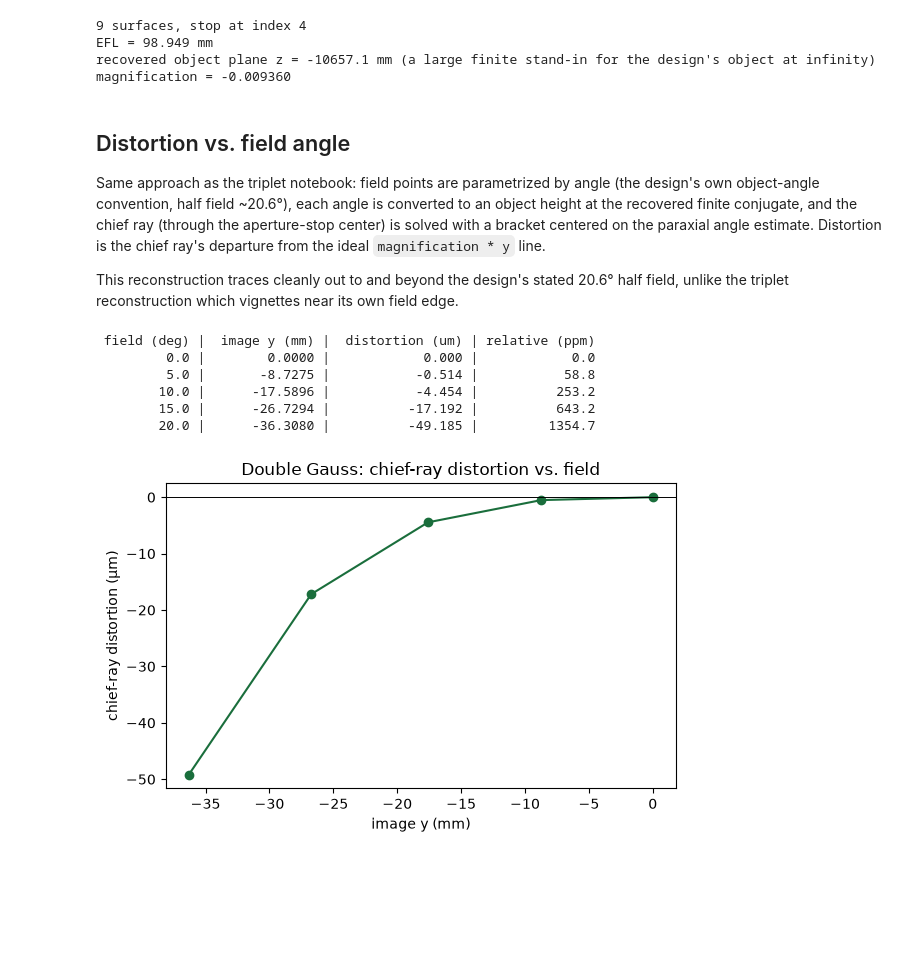
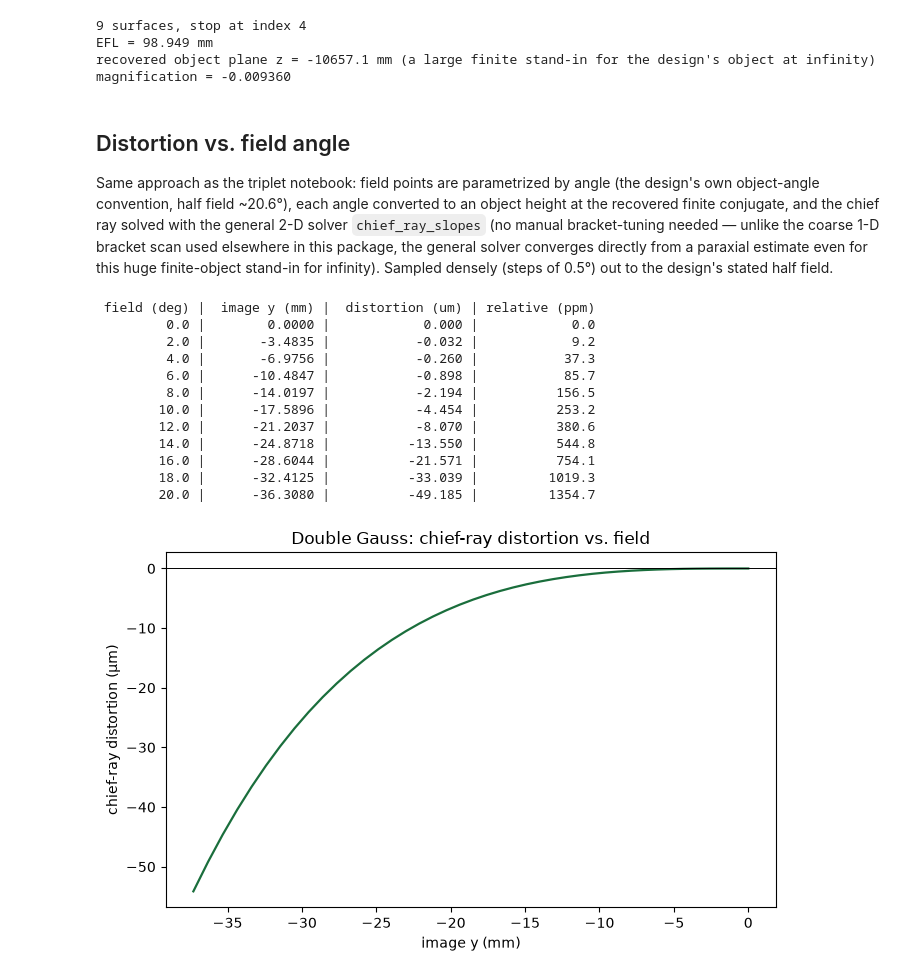
Before and after one commit to blancusjh/geometrical-raytracer, a Jupyter notebook: examples/notebooks/double_gauss.ipynb, the cells around one changed output. Drawn from its saved outputs; the diff is of its cells as text; code cells hidden in the pictures; blank space fills up the shorter version.

```diff
--- a/examples/notebooks/double_gauss.ipynb
+++ b/examples/notebooks/double_gauss.ipynb
@@ -48,53 +51,54 @@ magnification = -0.009360
 
 Same approach as the triplet notebook: field points are parametrized by
 angle (the design's own object-angle convention, half field ~20.6°), each
-angle is converted to an object height at the recovered finite conjugate,
-and the chief ray (through the aperture-stop center) is solved with a
-bracket centered on the paraxial angle estimate. Distortion is the chief
-ray's departure from the ideal `magnification * y` line.
-
-This reconstruction traces cleanly out to and beyond the design's stated
-20.6° half field, unlike the triplet reconstruction which vignettes near
-its own field edge.
+angle converted to an object height at the recovered finite conjugate, and
+the chief ray solved with the general 2-D solver `chief_ray_slopes` (no
+manual bracket-tuning needed — unlike the coarse 1-D bracket scan used
+elsewhere in this package, the general solver converges directly from a
+paraxial estimate even for this huge finite-object stand-in for infinity).
+Sampled densely (steps of 0.5°) out to the design's stated half field.
 # %%
-def chief_distortion(tracer, object_z, stop_index, magnification, angle_deg):
+def chief_distortion(tracer, object_z, magnification, angle_deg, stop_index=None):
     if angle_deg == 0.0:
         return 0.0, 0.0, 0.0
     y = abs(object_z) * np.tan(np.deg2rad(angle_deg))
-    z_stop = tracer.system.vertices[stop_index]
-    estimate = -y / (z_stop - object_z)
-    slope = chief_ray_slope(
-        tracer, FieldPoint(y=y), stop_index=stop_index,
-        bracket=(estimate - 0.02, estimate + 0.02), scan=101,
-    )
-    result = trace_from_object(tracer, (0.0, y), (0.0, slope))
+    sx, sy = chief_ray_slopes(tracer, FieldPoint(y=y), stop_index=stop_index)
+    result = trace_from_object(tracer, (0.0, y), (sx, sy))
     ideal_y = y * magnification
     distortion_um = (result.image_point[1] - ideal_y) * 1e3
     ppm = (result.image_point[1] / ideal_y - 1) * 1e6
     return y * magnification, distortion_um, ppm
 
 
-FIELDS_DEG = [0.0, 5.0, 10.0, 15.0, 20.0]
-rows = [chief_distortion(tracer, conjugate.object_z, system.stop_index,
-                          conjugate.magnification, deg)
+FIELDS_DEG = np.arange(0.0, 20.61, 0.5)
+rows = [chief_distortion(tracer, conjugate.object_z, conjugate.magnification, deg)
         for deg in FIELDS_DEG]
 
+image_heights = [r[0] for r in rows]
+distortions_um = [r[1] for r in rows]
+
 print(f"{'field (deg)':>12} | {'image y (mm)':>13} | {'distortion (um)':>16} | {'relative (ppm)':>14}")
-for deg, (ideal_y, d_um, ppm) in zip(FIELDS_DEG, rows):
+for deg, (ideal_y, d_um, ppm) in list(zip(FIELDS_DEG, rows))[::4]:
     print(f"{deg:12.1f} | {ideal_y:13.4f} | {d_um:16.3f} | {ppm:14.1f}")
 
-fig, ax = plt.subplots(figsize=(6, 4))
-ax.plot([r[0] for r in rows], [r[1] for r in rows], "o-", color="#1a6e3c")
+fig, ax = plt.subplots(figsize=(7, 4.5))
+ax.plot(image_heights, distortions_um, "-", color="#1a6e3c", lw=1.6)
 ax.axhline(0, color="black", lw=0.7)
 ax.set(xlabel="image y (mm)", ylabel="chief-ray distortion (µm)",
        title="Double Gauss: chief-ray distortion vs. field")
 fig.tight_layout()
 plt.show()
 # %% [output]
  field (deg) |  image y (mm) |  distortion (um) | relative (ppm)
          0.0 |        0.0000 |            0.000 |            0.0
-         5.0 |       -8.7275 |           -0.514 |           58.8
+         2.0 |       -3.4835 |           -0.032 |            9.2
+         4.0 |       -6.9756 |           -0.260 |           37.3
+         6.0 |      -10.4847 |           -0.898 |           85.7
+         8.0 |      -14.0197 |           -2.194 |          156.5
         10.0 |      -17.5896 |           -4.454 |          253.2
-        15.0 |      -26.7294 |          -17.192 |          643.2
+        12.0 |      -21.2037 |           -8.070 |          380.6
+        14.0 |      -24.8718 |          -13.550 |          544.8
+        16.0 |      -28.6044 |          -21.571 |          754.1
+        18.0 |      -32.4125 |          -33.039 |         1019.3
         20.0 |      -36.3080 |          -49.185 |         1354.7
-[figure, old version]
+[figure, new version]
```
Also changed, not shown: parts of 6 cells of this notebook, 10 other files.
